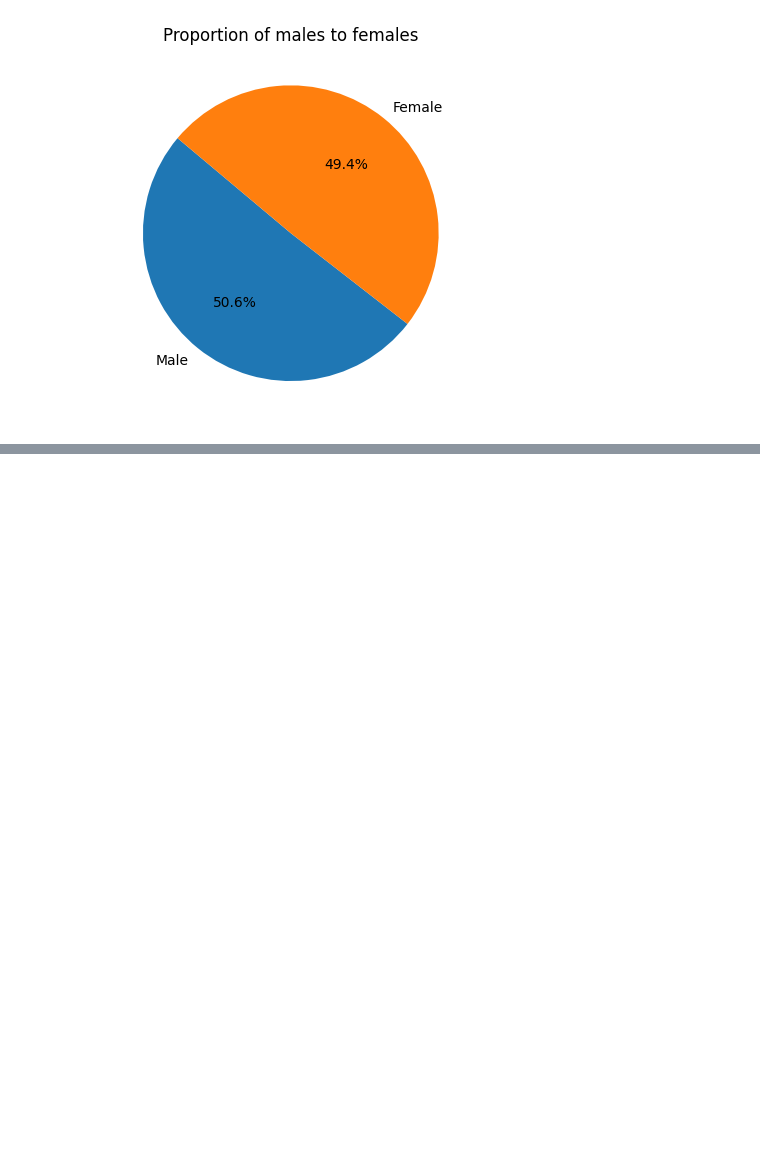
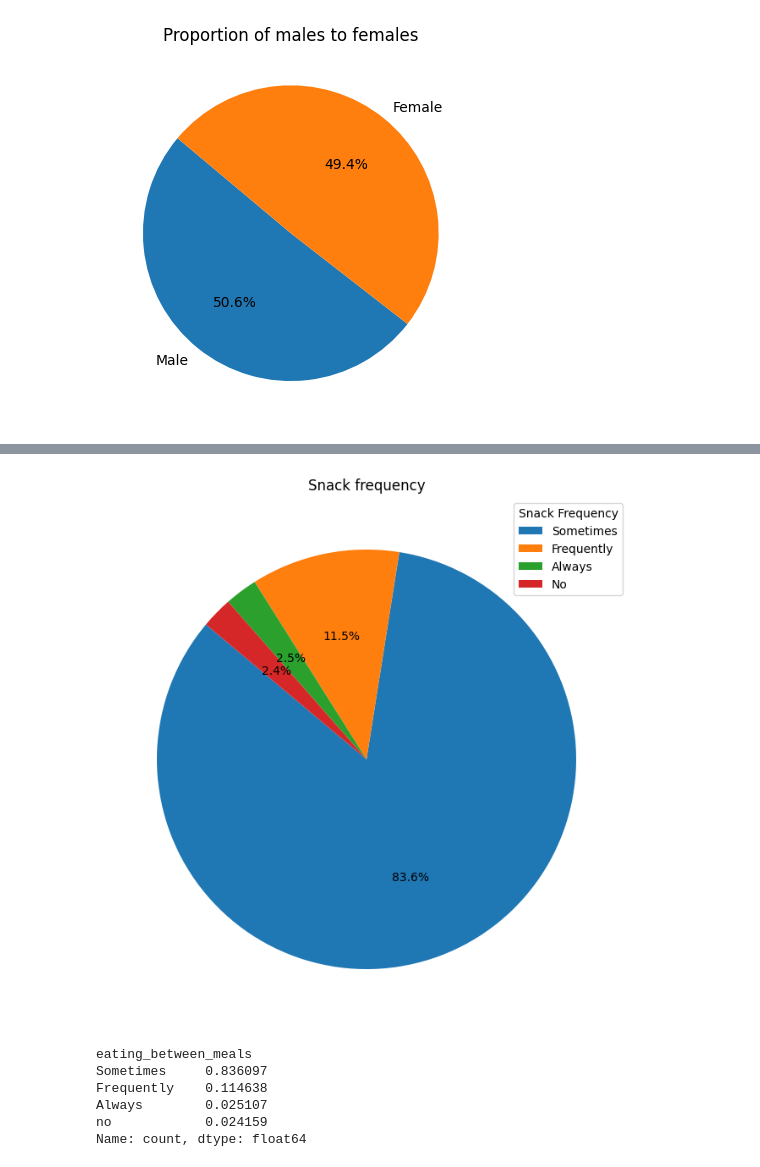
Before and after one commit to SamGombs20/DataAnalysisSample, a Jupyter notebook: code/obesiScanAnalysis.ipynb, the cells around one changed output, grey strips where cells are left out. Drawn from its saved outputs; the diff is of its cells as text; code cells hidden in the pictures; blank space fills up the shorter version.

```diff
--- a/code/obesiScanAnalysis.ipynb
+++ b/code/obesiScanAnalysis.ipynb
@@ -59,0 +75,15 @@ plt.show()
+# %%
+snack_freq_proportion = df['eating_between_meals'].value_counts()/df['eating_between_meals'].count()
+fig, ax = plt.subplots(figsize=(8,10))
+ax.pie(snack_freq_proportion, autopct='%1.1f%%', startangle=140)
+ax.legend(title='Snack Frequency', labels=['Sometimes', 'Frequently','Always', 'No'], loc='upper right')
+ax.set_title('Snack frequency')
+plt.show()
+# %% [output]
+[figure, added]
+eating_between_meals
+Sometimes     0.836097
+Frequently    0.114638
+Always        0.025107
+no            0.024159
+Name: count, dtype: float64
```
Also changed, not shown: parts of 4 cells of this notebook.
